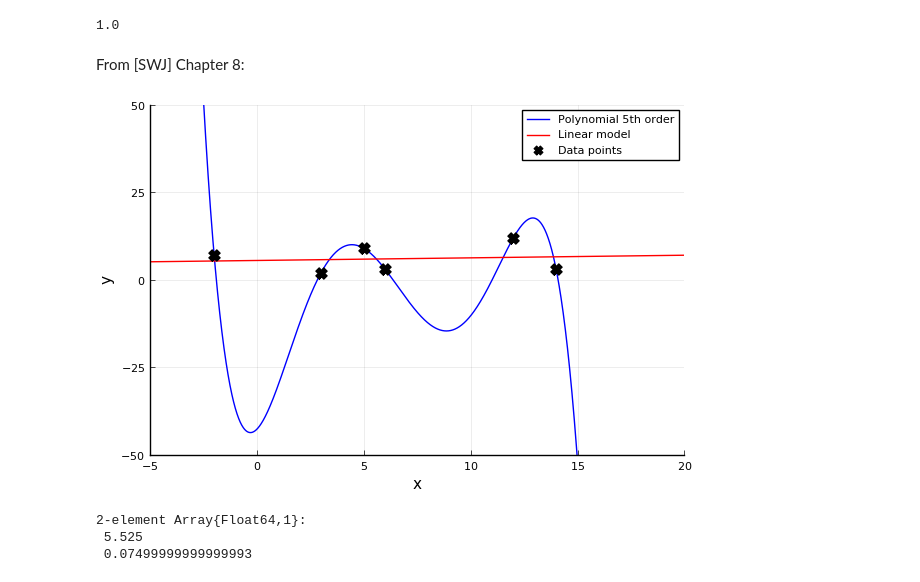
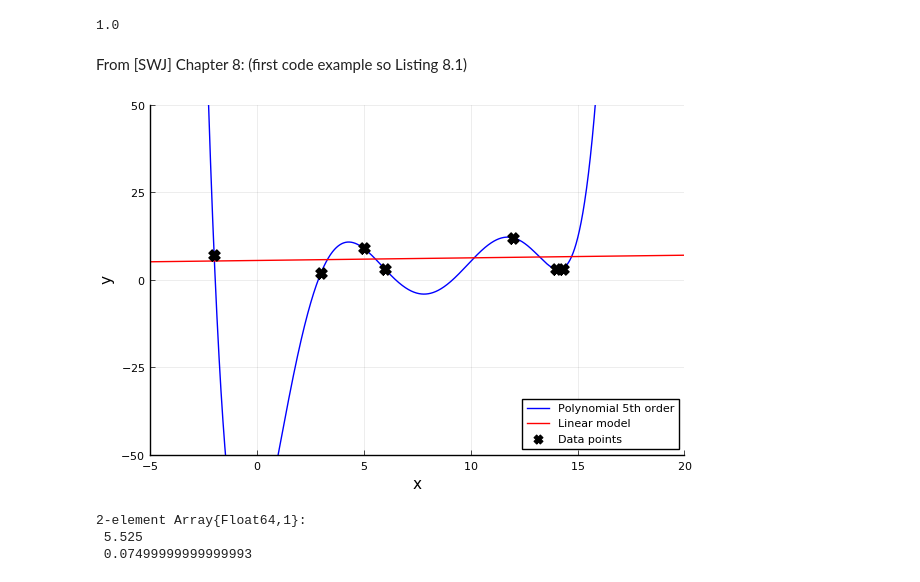
Before and after one commit to yoninazarathy/MATH7502-2020, a Jupyter notebook: weeks/Tutorial2.ipynb, the cells around one changed output. Saved outputs shown, nothing was run; the diff lists cells and outputs as text; code cells hidden in the pictures.

```diff
--- a/weeks/Tutorial2.ipynb
+++ b/weeks/Tutorial2.ipynb
@@ -210,12 +255,12 @@ norm(v)
 # %% [output]
 1.0
 # %%
-using Plots, Distributions
-N = 300
+using Plots, Distributions #Pkd.add("Distributions")
+N = 200
 data = zeros(2,N)
 normData = zeros(2,N)
 for i in 1:N
-    x = rand(Uniform(-3,3),2)
+    x = rand(Uniform(-3,3),2)  #6rand(2) .- 3
     data[:,i] = x
     normData[:,i] = x/norm(x)
 end
@@ -226,29 +271,29 @@ for i in 1:N
 end
 scatter!(normData[1,:],normData[2,:], c= :red,size=(400,400))
 # %% [markdown]
-From [SWJ] Chapter 8:
+From [SWJ] Chapter 8: (first code example so Listing 8.1)
 # %%
 using Plots; pyplot()
 
-xVals = [-2,3,5,6,12,14]
-yVals = [7,2,9,3,12,3]
+xVals = [-2,3,5,6,12,14,14.3]
+yVals = [7,2,9,3,12,3,3.2]
 n = length(xVals)
 
 V = [xVals[i+1]^(j) for i in 0:n-1, j in 0:n-1] #Vandermonde matrix - explain
 c = V \ yVals
 xGrid = -5:0.01:20
 f1(x) = c'*[x^i for i in 0:n-1]
 
 beta0, beta1 = 5.525, 0.075  #obtained via least squares...
 f2(x) = beta0 + beta1*x
 
 plot(xGrid,f1.(xGrid), c=:blue, label="Polynomial 5th order")
 plot!(xGrid,f2.(xGrid),c=:red, label="Linear model")
 scatter!(xVals,yVals,
 	c=:black, shape=:xcross, ms=8,
 	label="Data points", xlims=(-5,20), ylims=(-50,50),
     	xlabel = "x", ylabel = "y")
 # %% [output]
-[figure, old version]
+[figure, new version]
 # %%
 A = [ones(n) xVals]
```
Also changed, not shown: parts of 12 cells of this notebook, 2 other files.
